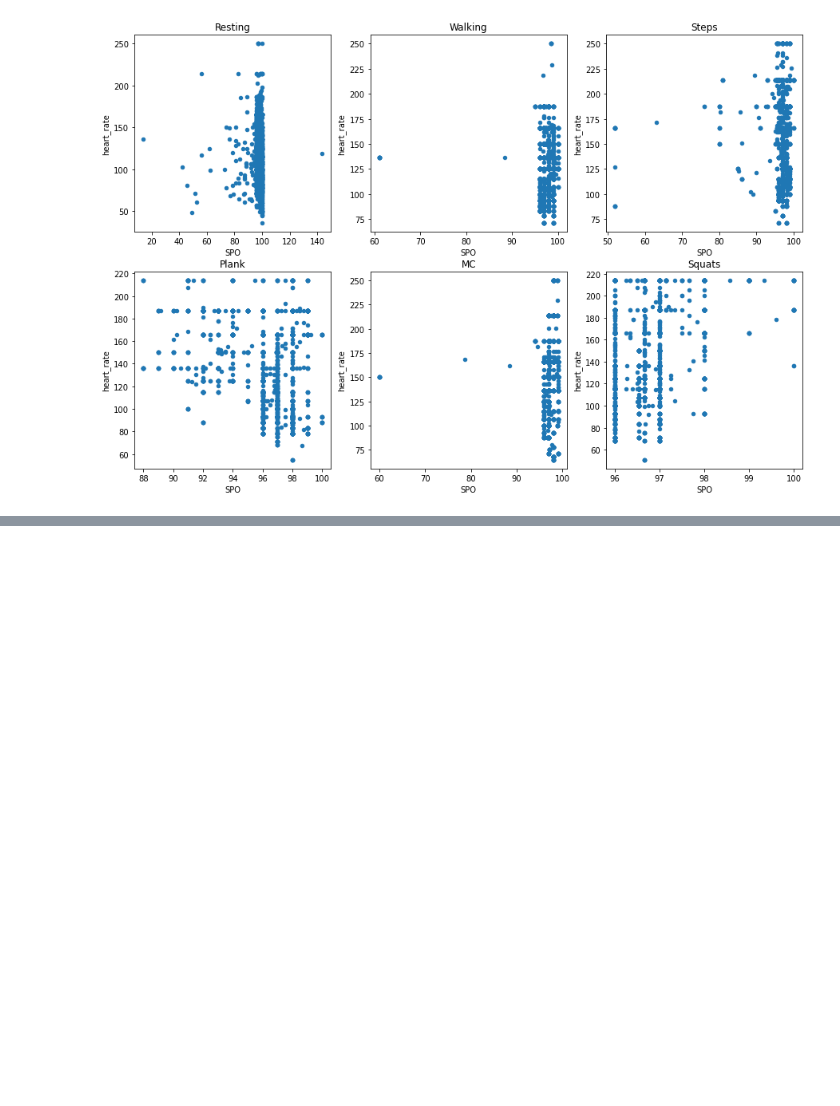
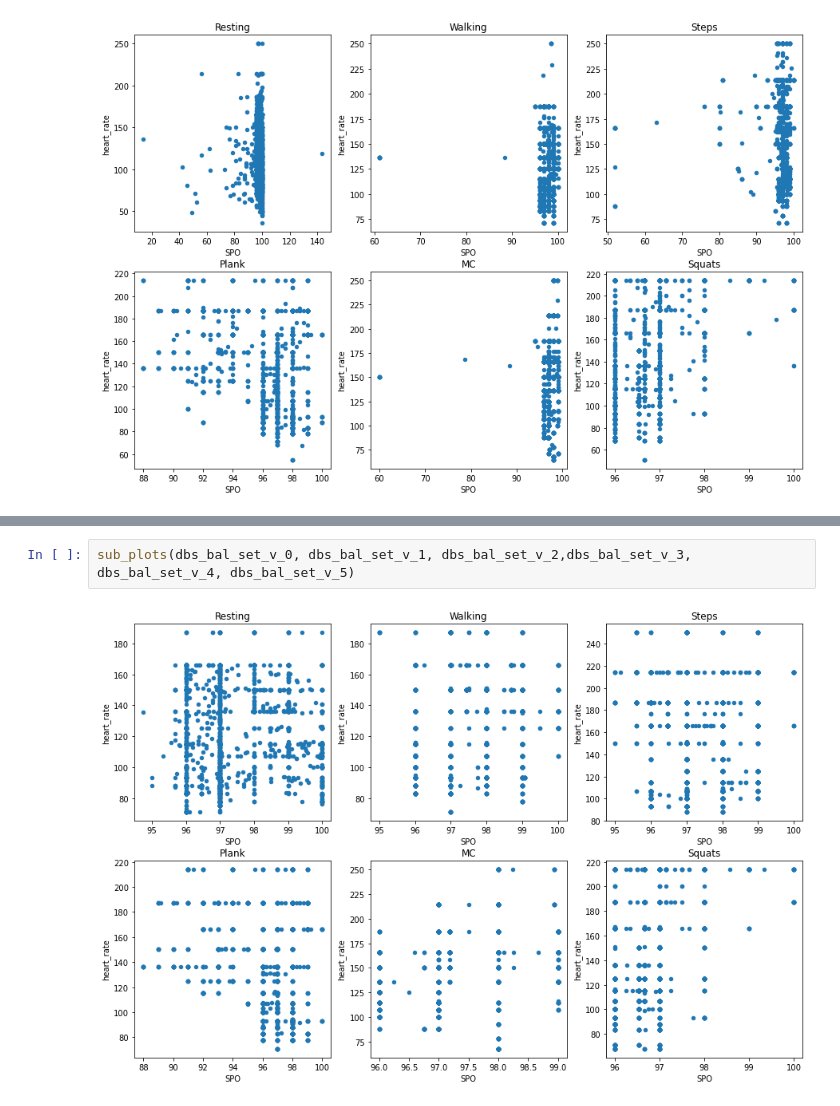
Before and after one commit to rushanmukherjee/Vitals-Classification-Data-Preparation, a Jupyter notebook: create_dataset/DS_data_group_18.ipynb, the cells around one changed output, grey strips where cells are left out. Drawn from its saved outputs; the diff is of its cells as text; blank space fills up the shorter version.

```diff
--- a/create_dataset/DS_data_group_18.ipynb
+++ b/create_dataset/DS_data_group_18.ipynb
@@ -417,0 +514,4 @@ sub_plots(or_bal_set_v_0, or_bal_set_v_1, or_bal_set_v_2,or_bal_set_v_3, or_bal_
+# %%
+sub_plots(dbs_bal_set_v_0, dbs_bal_set_v_1, dbs_bal_set_v_2,dbs_bal_set_v_3, dbs_bal_set_v_4, dbs_bal_set_v_5)
+# %% [output]
+[figure, added]
```
Also changed, not shown: parts of 14 cells of this notebook, 5 other files.
